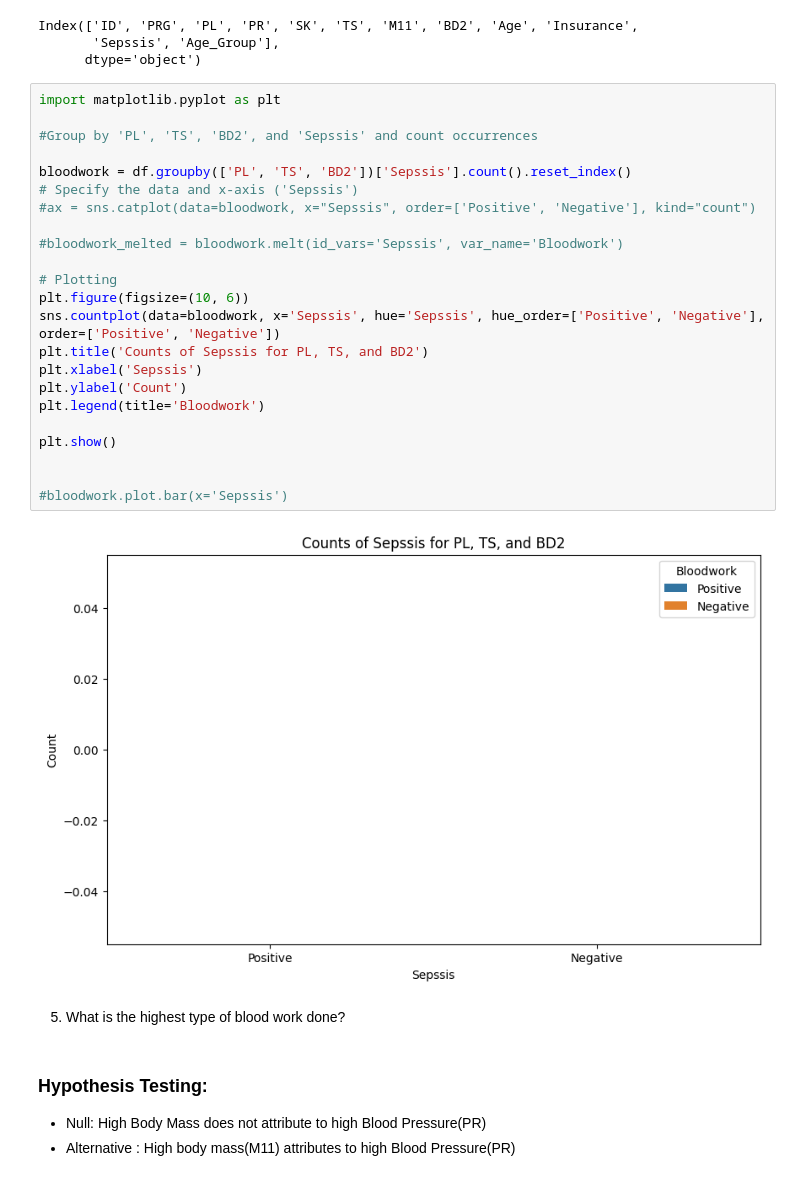
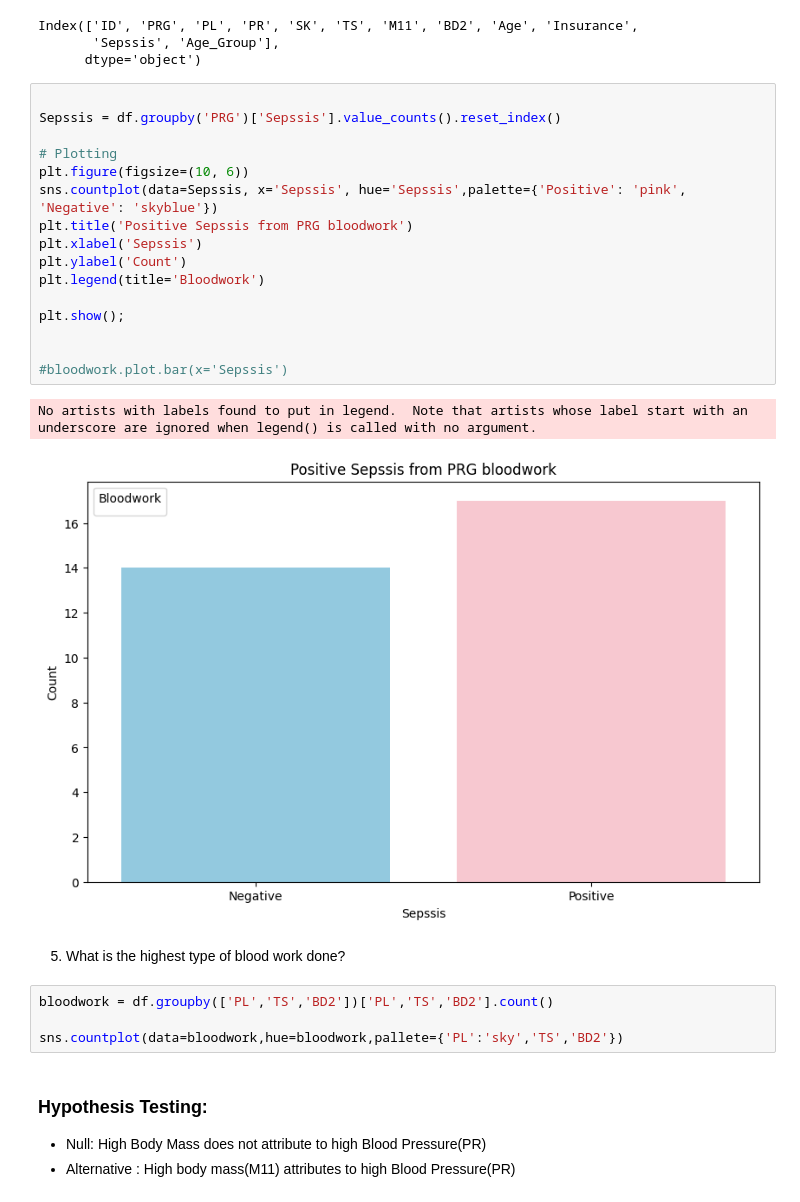
Before and after one commit to qochieng/Career_Accelerator_P5-ML_API, a Jupyter notebook: api.ipynb, the cells around one changed output. Cells and saved outputs as stored; diff of their text form.

```diff
--- a/api.ipynb
+++ b/api.ipynb
@@ -368,32 +384,30 @@ Index(['ID', 'PRG', 'PL', 'PR', 'SK', 'TS', 'M11', 'BD2', 'Age', 'Insurance',
        'Sepssis', 'Age_Group'],
       dtype='object')
 # %%
-import matplotlib.pyplot as plt
 
-#Group by 'PL', 'TS', 'BD2', and 'Sepssis' and count occurrences
-
-bloodwork = df.groupby(['PL', 'TS', 'BD2'])['Sepssis'].count().reset_index()
-# Specify the data and x-axis ('Sepssis')
-#ax = sns.catplot(data=bloodwork, x="Sepssis", order=['Positive', 'Negative'], kind="count")
-
-#bloodwork_melted = bloodwork.melt(id_vars='Sepssis', var_name='Bloodwork')
+Sepssis = df.groupby('PRG')['Sepssis'].value_counts().reset_index()
 
 # Plotting
 plt.figure(figsize=(10, 6))
-sns.countplot(data=bloodwork, x='Sepssis', hue='Sepssis', hue_order=['Positive', 'Negative'], order=['Positive', 'Negative'])
-plt.title('Counts of Sepssis for PL, TS, and BD2')
+sns.countplot(data=Sepssis, x='Sepssis', hue='Sepssis',palette={'Positive': 'pink', 'Negative': 'skyblue'})
+plt.title('Positive Sepssis from PRG bloodwork')
 plt.xlabel('Sepssis')
 plt.ylabel('Count')
 plt.legend(title='Bloodwork')
 
-plt.show()
+plt.show();
 
 
 #bloodwork.plot.bar(x='Sepssis')
 # %% [output]
+No artists with labels found to put in legend.  Note that artists whose label start with an underscore are ignored when legend() is called with no argument.
-[figure, old version]
+[figure, new version]
 # %% [markdown]
 5. What is the highest type of blood work done?
+# %%
+bloodwork = df.groupby(['PL','TS','BD2'])['PL','TS','BD2'].count()
+
+sns.countplot(data=bloodwork,hue=bloodwork,pallete={'PL':'sky','TS','BD2'})
 # %% [markdown]
 ### **Hypothesis Testing:**
 
```
Also changed, not shown: parts of 30 cells of this notebook.
